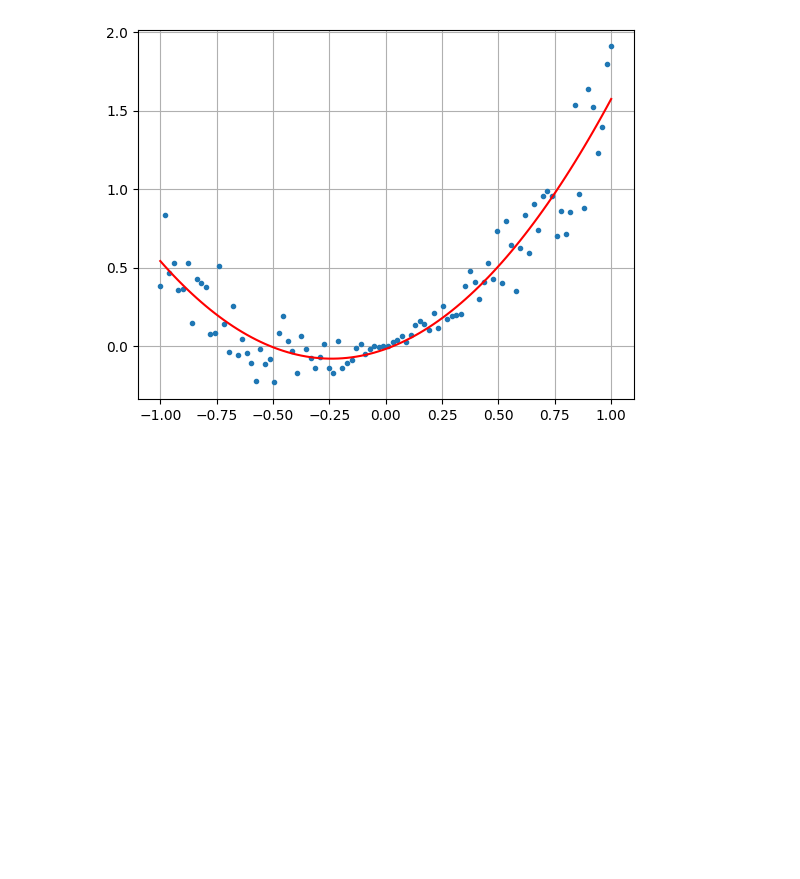
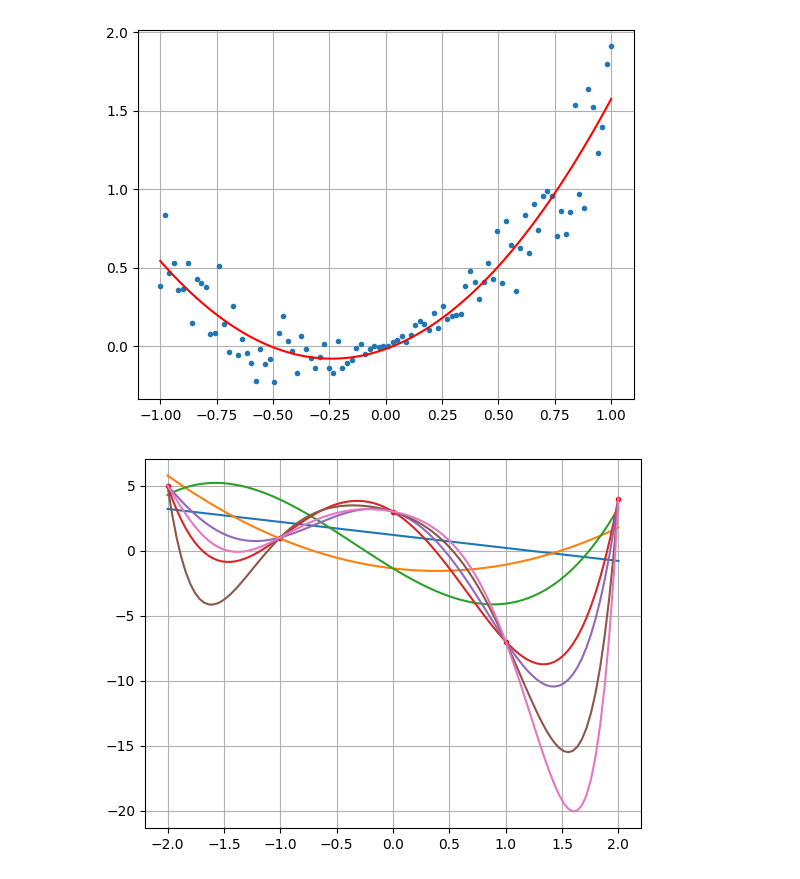
Before and after one commit to Olegkol1/MMVSULAB1, a Jupyter notebook: Лабораторная 5.ipynb, the cells around one changed output. Cells and saved outputs as stored; diff of their text form; code cells hidden in the pictures; blank space fills up the shorter version.

```diff
--- a/Лабораторная 5.ipynb
+++ b/Лабораторная 5.ipynb
@@ -39,0 +35,30 @@ from sklearn.linear_model import Ridge
+# %%
+import matplotlib.pyplot as plt
+import numpy as np
+
+from scipy.integrate import odeint
+from sklearn.preprocessing import PolynomialFeatures
+from sklearn.pipeline import make_pipeline
+from sklearn.linear_model import Ridge
+
+
+x=np.array([-2,-1,0,1,2])
+y=np.array([5,1,3,-7,4])
+data=np.vstack([x,y]).T
+x=x[:,np.newaxis]
+x_long=np.linspace(-2,2,100)[:,np.newaxis]
+model=make_pipeline(PolynomialFeatures(1),Ridge(alpha=1e-3))
+model.fit(x,y)
+y_predict=model.predict(x_long)
+
+%matplotlib inline
+plt.plot(x,y,'r.')
+for p in [1,2,3,4,5,6,7]:
+  model=make_pipeline(PolynomialFeatures(p),Ridge(alpha=1e-3))
+  model.fit(x,y)
+  y_predict=model.predict(x_long)
+  plt.plot(x_long,y_predict,label=str(p))
+plt.grid(True)
+plt.show()
+# %% [output]
+[figure, added]
```
Also changed, not shown: parts of 1 cell of this notebook.
